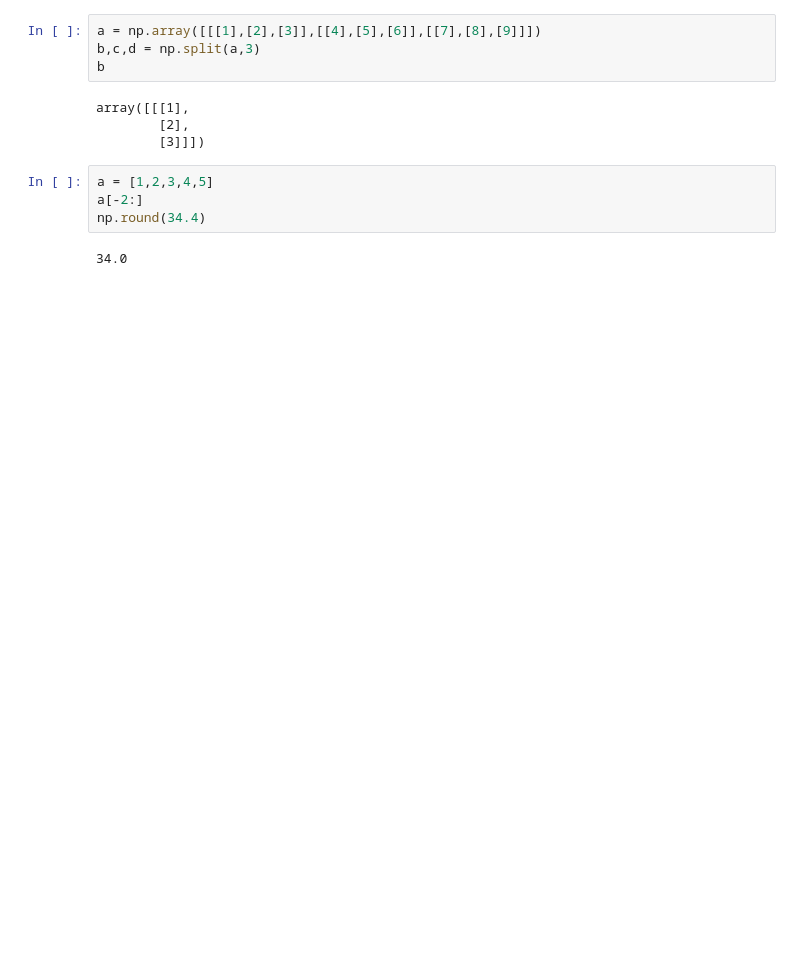
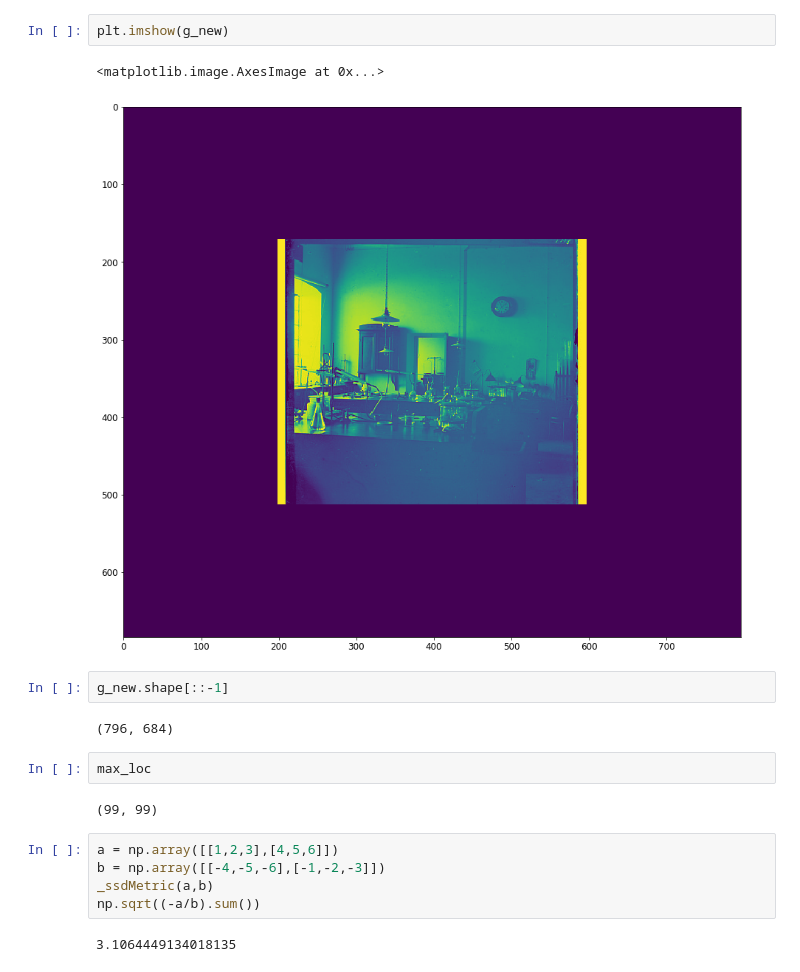
Before and after one commit to icecreambean/COMP9517, a Jupyter notebook: a1/z5075018_a1.ipynb, the cells around one changed output. Drawn from its saved outputs; the diff is of its cells as text; blank space fills up the shorter version.

```diff
--- a/a1/z5075018_a1.ipynb
+++ b/a1/z5075018_a1.ipynb
@@ -36,14 +242,20 @@ loc
+# %%
+plt.imshow(g_new)
+# %% [output]
+<matplotlib.image.AxesImage at 0x...>
+[figure, added]
+# %%
+g_new.shape[::-1]
+# %% [output]
+(796, 684)
+# %%
+max_loc
+# %% [output]
+(99, 99)
 # %%
-a = np.array([[[1],[2],[3]],[[4],[5],[6]],[[7],[8],[9]]])
-b,c,d = np.split(a,3)
-b
+a = np.array([[1,2,3],[4,5,6]])
+b = np.array([[-4,-5,-6],[-1,-2,-3]])
+_ssdMetric(a,b)
+np.sqrt((-a/b).sum())
 # %% [output]
-array([[[1],
-        [2],
-        [3]]])
+3.1064449134018135
-# %%
-a = [1,2,3,4,5]
-a[-2:]
-np.round(34.4)
-# %% [output]
-34.0
```
Also changed, not shown: parts of 8 cells of this notebook, 10 other files.
